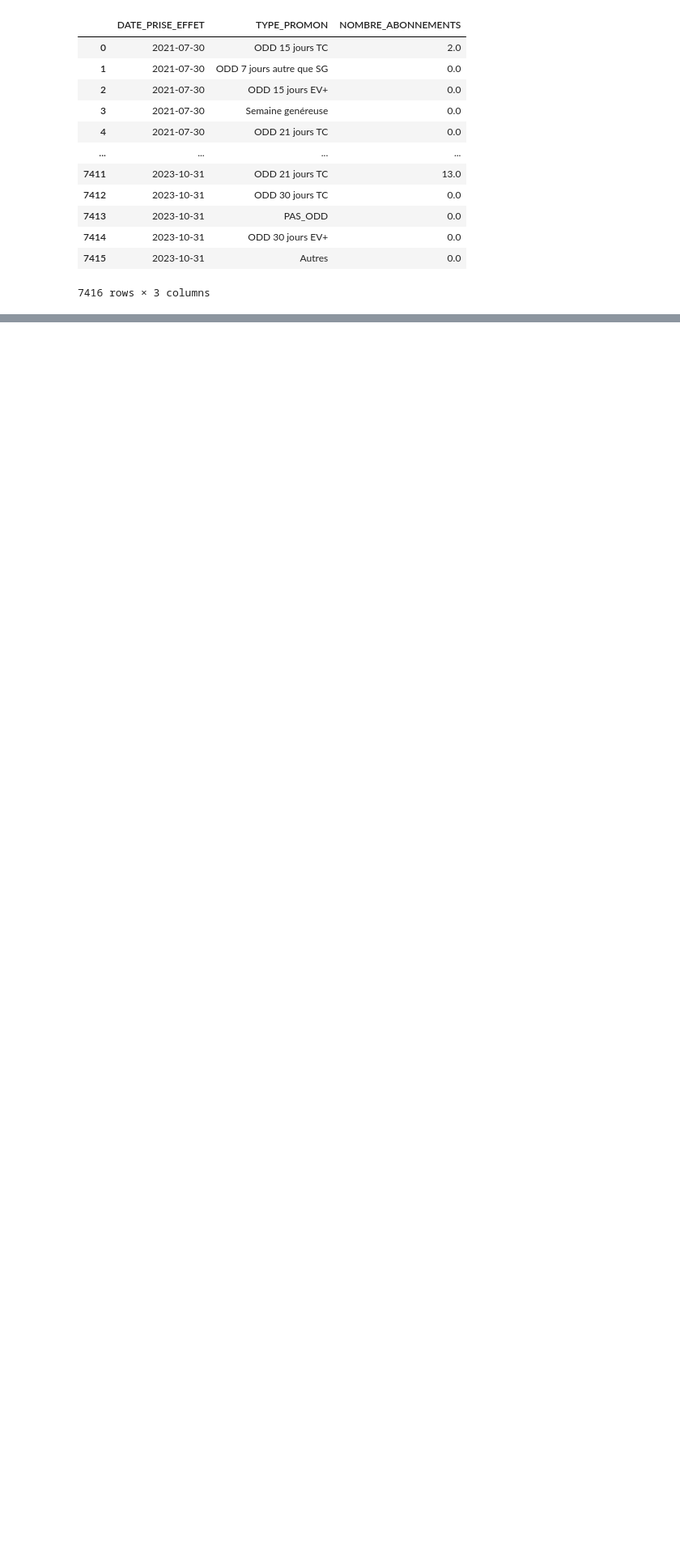
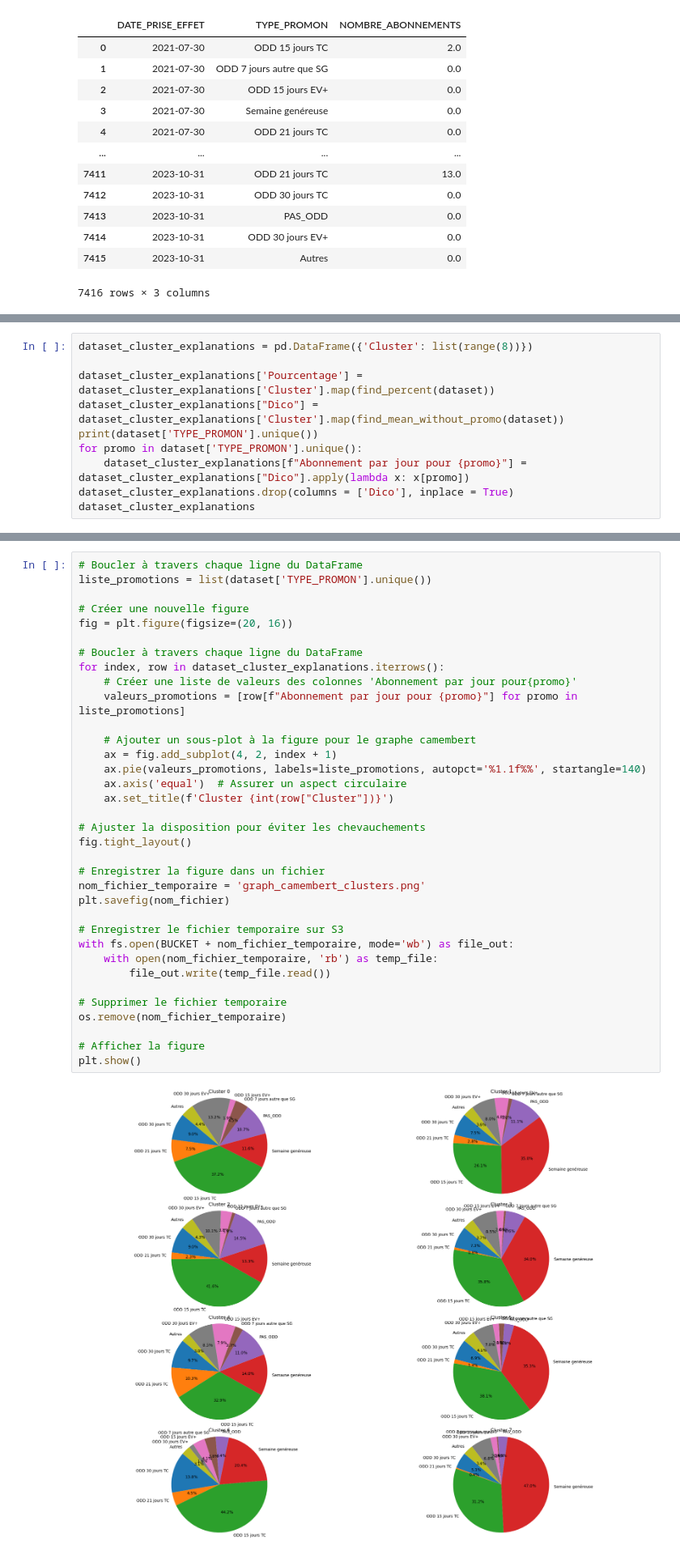
Before and after one commit to TurboClement/Statapp-CANAL, a Jupyter notebook: Data_operations/Clustering/clement.ipynb, the cells around one changed output, grey strips where cells are left out. Shown at 81% size. Drawn from its saved outputs; the diff is of its cells as text; blank space fills up the shorter version.

```diff
--- a/Data_operations/Clustering/clement.ipynb
+++ b/Data_operations/Clustering/clement.ipynb
@@ -302,0 +415,10 @@ Période significative pour Autres du 2023-08-01 00:00:00 au 2023-08-01 00:00:00
+# %%
+dataset_cluster_explanations = pd.DataFrame({'Cluster': list(range(8))})
+
+dataset_cluster_explanations['Pourcentage'] = dataset_cluster_explanations['Cluster'].map(find_percent(dataset))
+dataset_cluster_explanations["Dico"] = dataset_cluster_explanations['Cluster'].map(find_mean_without_promo(dataset))
+print(dataset['TYPE_PROMON'].unique())
+for promo in dataset['TYPE_PROMON'].unique():
+    dataset_cluster_explanations[f"Abonnement par jour pour {promo}"] = dataset_cluster_explanations["Dico"].apply(lambda x: x[promo])
+dataset_cluster_explanations.drop(columns = ['Dico'], inplace = True)
+dataset_cluster_explanations
@@ -302,0 +452,37 @@ Période significative pour Autres du 2023-08-01 00:00:00 au 2023-08-01 00:00:00
+# %%
+# Boucler à travers chaque ligne du DataFrame
+liste_promotions = list(dataset['TYPE_PROMON'].unique())
+
+# Créer une nouvelle figure
+fig = plt.figure(figsize=(20, 16))
+
+# Boucler à travers chaque ligne du DataFrame
+for index, row in dataset_cluster_explanations.iterrows():
+    # Créer une liste de valeurs des colonnes 'Abonnement par jour pour{promo}'
+    valeurs_promotions = [row[f"Abonnement par jour pour {promo}"] for promo in liste_promotions]
+
+    # Ajouter un sous-plot à la figure pour le graphe camembert
+    ax = fig.add_subplot(4, 2, index + 1)
+    ax.pie(valeurs_promotions, labels=liste_promotions, autopct='%1.1f%%', startangle=140)
+    ax.axis('equal')  # Assurer un aspect circulaire
+    ax.set_title(f'Cluster {int(row["Cluster"])}')
+
+# Ajuster la disposition pour éviter les chevauchements
+fig.tight_layout()
+
+# Enregistrer la figure dans un fichier
+nom_fichier_temporaire = 'graph_camembert_clusters.png'
+plt.savefig(nom_fichier)
+
+# Enregistrer le fichier temporaire sur S3
+with fs.open(BUCKET + nom_fichier_temporaire, mode='wb') as file_out:
+    with open(nom_fichier_temporaire, 'rb') as temp_file:
+        file_out.write(temp_file.read())
+
+# Supprimer le fichier temporaire
+os.remove(nom_fichier_temporaire)
+
+# Afficher la figure
+plt.show()
+# %% [output]
+[figure, added]
```
Also changed, not shown: parts of 8 cells of this notebook.
